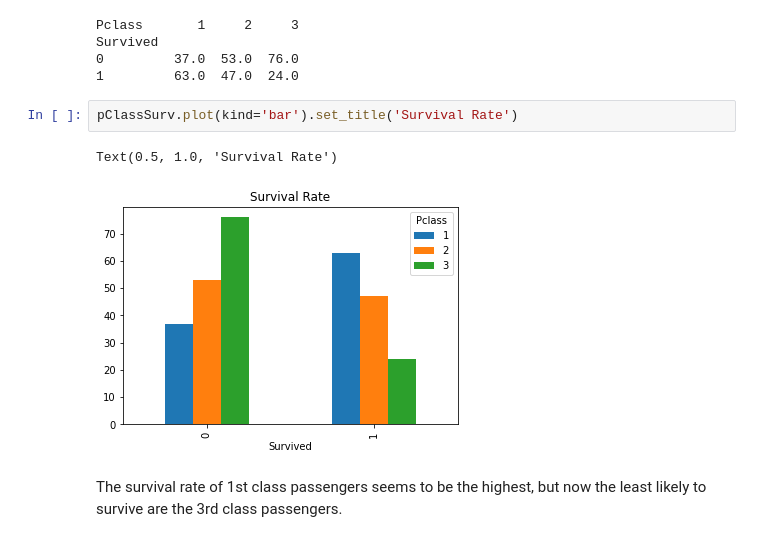
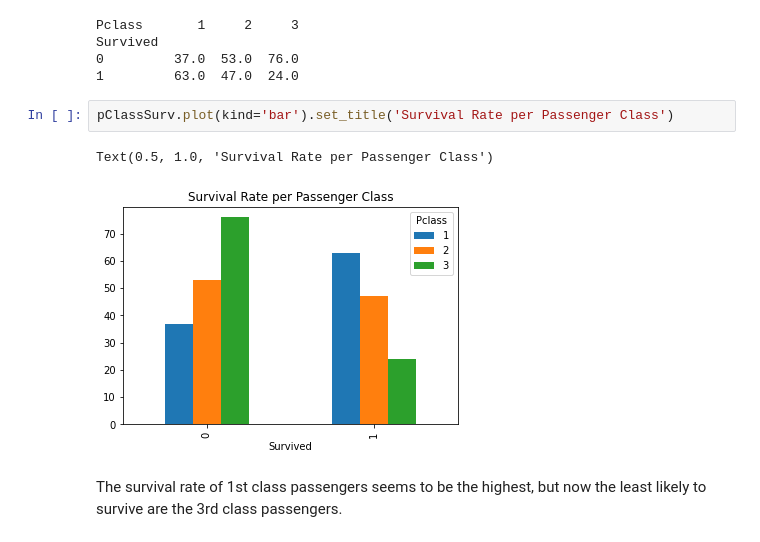
Before and after one commit to Shaheerairaj/Titanic-Project, a Jupyter notebook: titanic.ipynb, the cells around one changed output. Drawn from its saved outputs; the diff is of its cells as text.

```diff
--- a/titanic.ipynb
+++ b/titanic.ipynb
@@ -157,9 +163,9 @@ Survived
 0         37.0  53.0  76.0
 1         63.0  47.0  24.0
 # %%
-pClassSurv.plot(kind='bar').set_title('Survival Rate')
+pClassSurv.plot(kind='bar').set_title('Survival Rate per Passenger Class')
 # %% [output]
-Text(0.5, 1.0, 'Survival Rate')
+Text(0.5, 1.0, 'Survival Rate per Passenger Class')
-[figure, old version]
+[figure, new version]
 # %% [markdown]
 The survival rate of 1st class passengers seems to be the highest, but now the least likely to survive are the 3rd class passengers.
```
Also changed, not shown: parts of 2 cells of this notebook.
